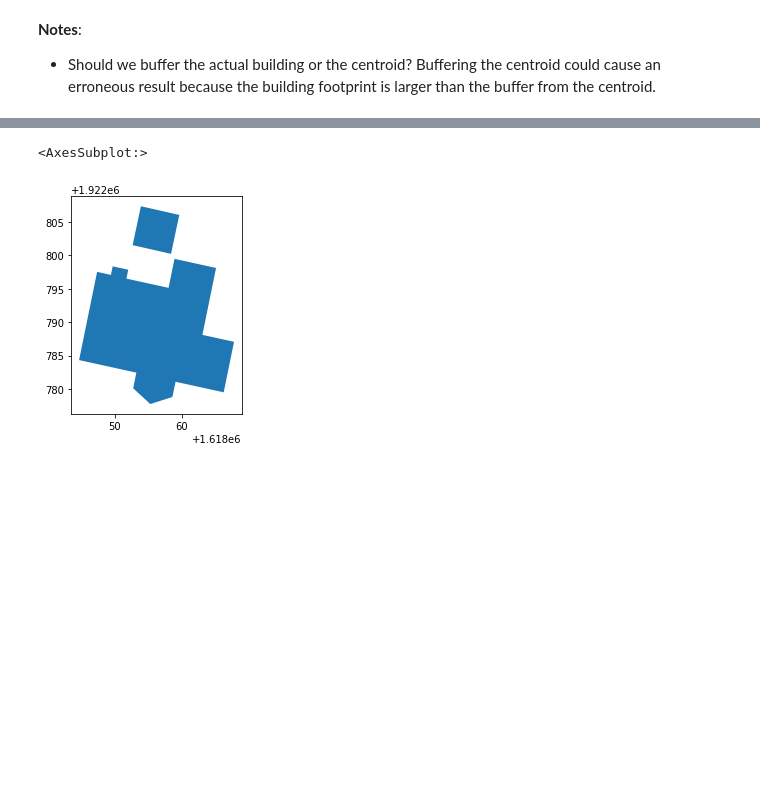
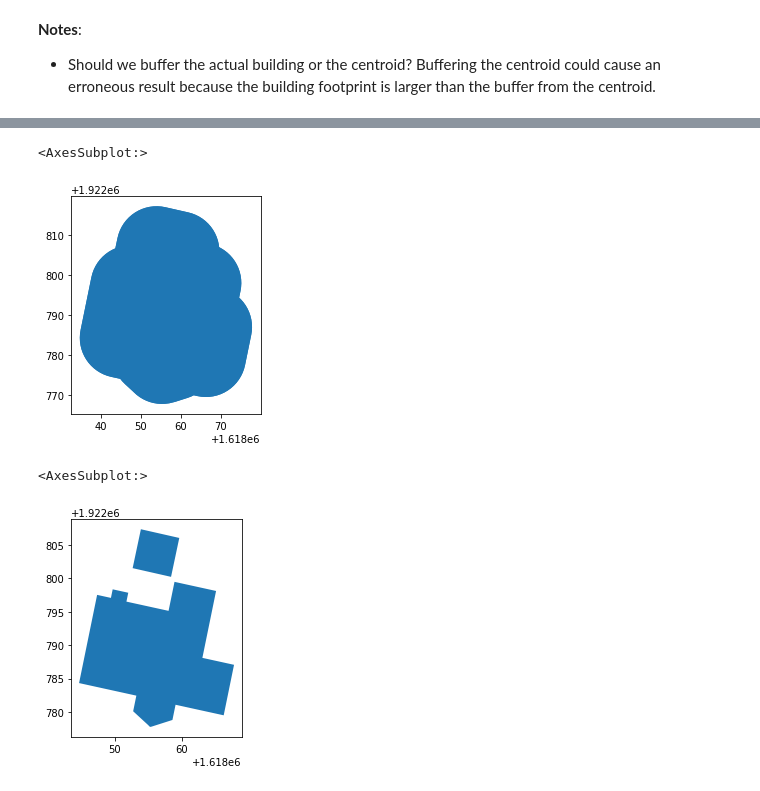
Before and after one commit to IMMM-SFA/naturf, a Jupyter notebook: notebooks/naturf_quickstarter.ipynb, the cells around one changed output, grey strips where cells are left out. Drawn from its saved outputs; the diff is of its cells as text; code cells hidden in the pictures; blank space fills up the shorter version.

```diff
--- a/notebooks/naturf_quickstarter.ipynb
+++ b/notebooks/naturf_quickstarter.ipynb
@@ -36,3 +51,8 @@ gxf.sort_values(by="building_id_target")
+# %%
+gpd.GeoSeries(gxf.building_polygon_geometry_target.iloc[0:4], crs=gxf.target_crs.unique()[0]).buffer(10, cap_style=3).plot()
+# %% [output]
+<AxesSubplot:>
+[figure, added]
 # %%
 gpd.GeoSeries(gxf.building_polygon_geometry.iloc[0:2], crs=gxf.target_crs.unique()[0]).plot()
 # %% [output]
```
Also changed, not shown: parts of 9 cells of this notebook, 3 other files.
